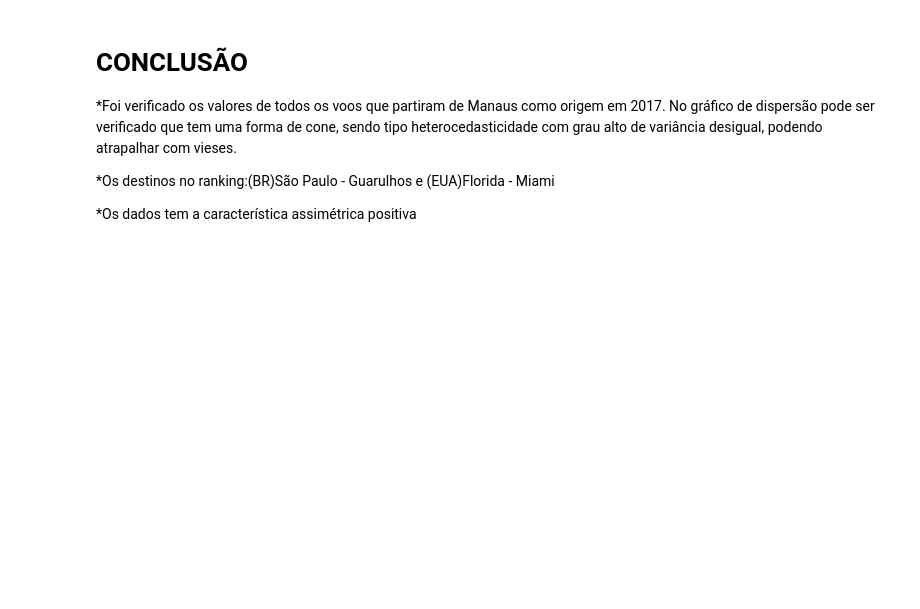
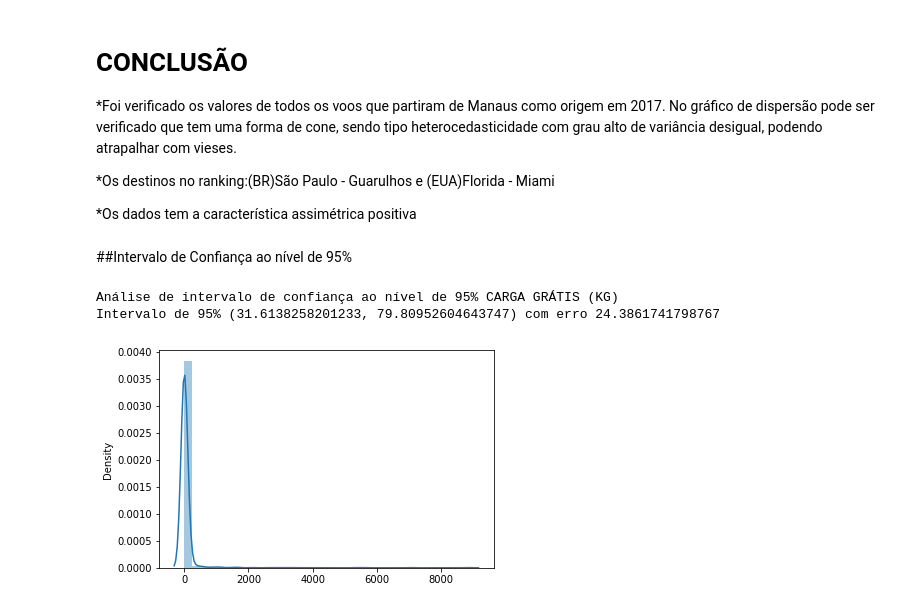
Before and after one commit to MaisaVidal/trabalho_estatistica, a Jupyter notebook: pcorrea-esilva.ipynb, the cells around one changed output. Cells and saved outputs as stored; diff of their text form; code cells hidden in the pictures; blank space fills up the shorter version.

Commit message:
intervalo de confiança

```diff
--- a/pcorrea-esilva.ipynb
+++ b/pcorrea-esilva.ipynb
@@ -260,3 +262,45 @@ plotDist('BAGAGEM (KG)')
 *Os destinos no ranking:(BR)São Paulo - Guarulhos e (EUA)Florida - Miami
 
 *Os dados tem a característica assimétrica positiva
+# %% [markdown]
+##Intervalo de Confiança ao nível de 95%
+# %%
+def intervalorDeConfianca(colum):
+  _res_sem = stats.sem(_dataset_manaus[colum])
+
+  _res = 0
+  i = 0
+  passageiros_gratis = []
+  for x in _dataset_manaus[colum]:
+    # print(np.asarray(x))
+    x = np.asarray(x)
+    i = i + 1
+    if not math.isnan(x):
+      _res = _res + int(x)
+
+      passageiros_gratis.append(int(x))
+
+  print(f'Análise de intervalo de confiança ao nível de 95% {colum}')
+  media = round(st.mean(passageiros_gratis))
+
+  dados = np.array(passageiros_gratis)
+  n = len(dados)
+  sns.distplot(dados);
+  _media = np.mean(dados)
+
+  desvio_padrao = np.std(dados)
+  esta = desvio_padrao / math.sqrt(n - 1)
+  _esta = stats.sem(dados)
+  #print(f'{esta} {_esta}')
+  intervalos = norm.interval(0.95,_media, stats.sem(dados))
+  margem_erro = media - intervalos[0]
+
+
+  print(f'Intervalo de 95% {intervalos} com erro {margem_erro}')
+  print('\n')
+# %%
+intervalorDeConfianca('CARGA GRÁTIS (KG)')
+# %% [output]
+Análise de intervalo de confiança ao nível de 95% CARGA GRÁTIS (KG)
+Intervalo de 95% (31.6138258201233, 79.80952604643747) com erro 24.3861741798767
+[figure, added]
```
Also changed, not shown: parts of 5 cells of this notebook.
